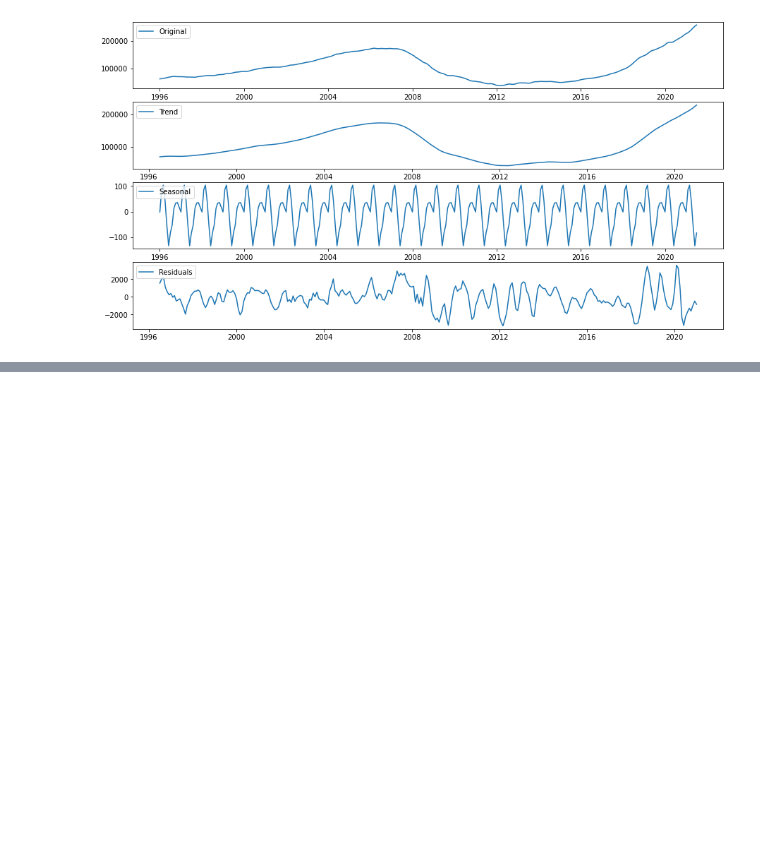
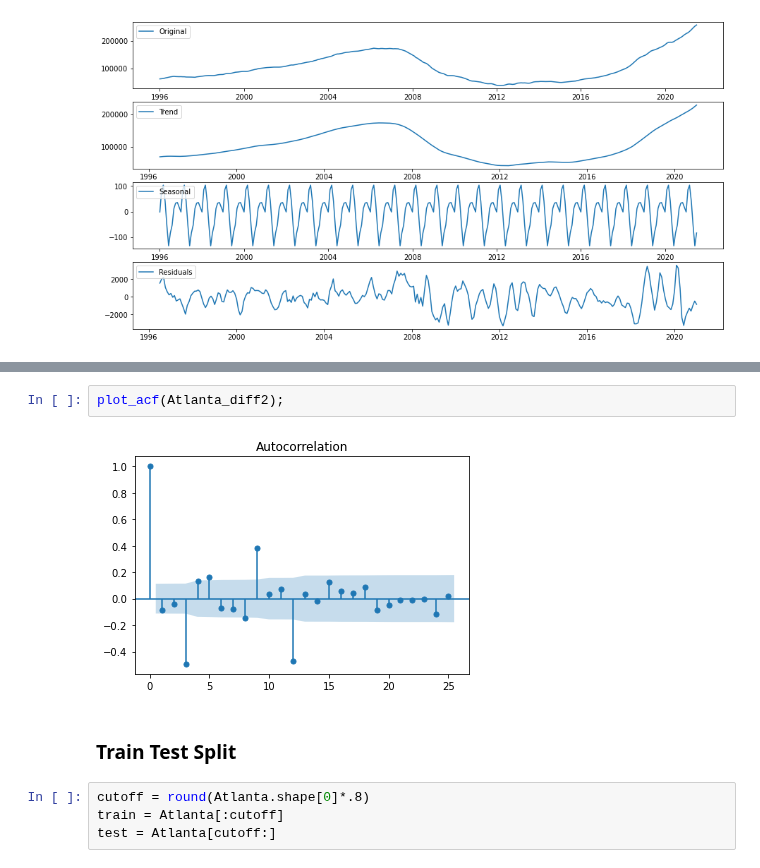
Before and after one commit to fivearm/Phase_4_Project, a Jupyter notebook: Zip_Code_Template.ipynb, the cells around one changed output, grey strips where cells are left out. Drawn from its saved outputs; the diff is of its cells as text; blank space fills up the shorter version.

```diff
--- a/Zip_Code_Template.ipynb
+++ b/Zip_Code_Template.ipynb
@@ -62,0 +101,10 @@ TypeError: naive_model() missing 1 required positional argument: 'test'
+# %%
+plot_acf(Atlanta_diff2);
+# %% [output]
+[figure, added]
+# %% [markdown]
+### Train Test Split
+# %%
+cutoff = round(Atlanta.shape[0]*.8)
+train = Atlanta[:cutoff]
+test = Atlanta[cutoff:]
```
Also changed, not shown: parts of 20 cells of this notebook, 2 other files.
